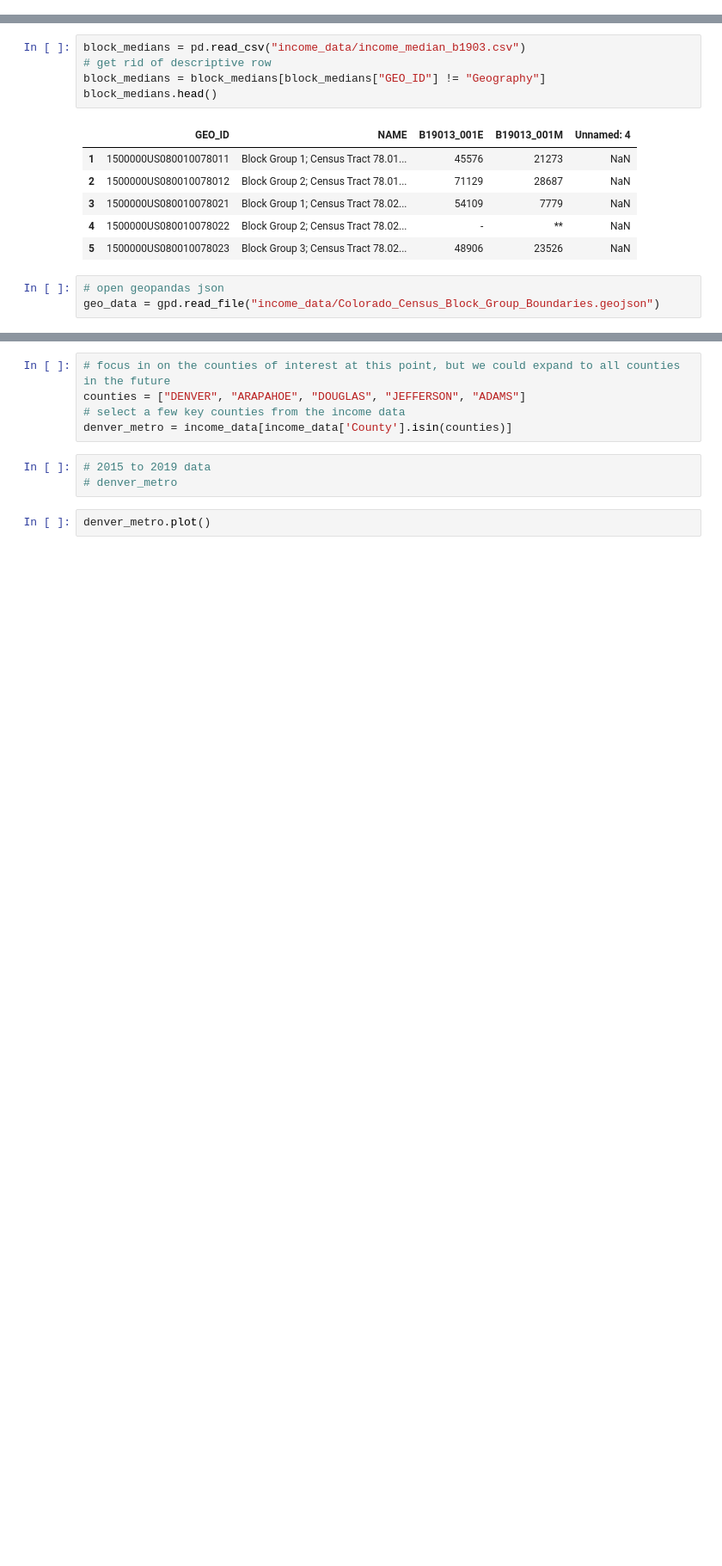
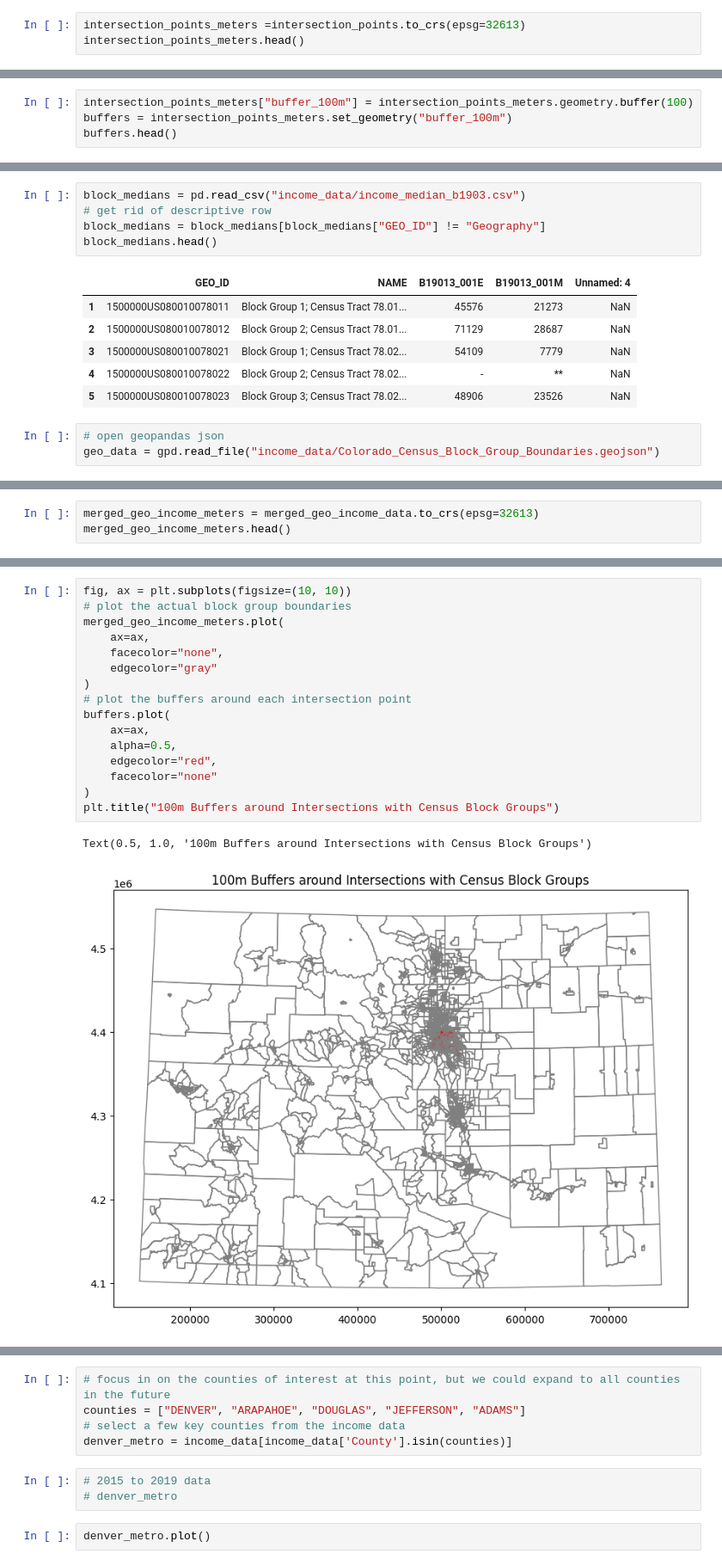
Before and after one commit to djdebonis/linguistic-landscape-geoguesser, a Jupyter notebook: income_language.ipynb, the cells around one changed output, grey strips where cells are left out. Shown at 86% size. Drawn from its saved outputs; the diff is of its cells as text; blank space fills up the shorter version.

Commit message:
working plotting functionality

```diff
--- a/income_language.ipynb
+++ b/income_language.ipynb
@@ -106,3 +106,6 @@ intersection_points.head()
 | 2 | 11th-syracuse | 11th ave syracuse st no turn on r... | 39.732917 | -104.898806 | 80220.0 | denver | POINT (-104.89881 39.73292) |
 | 3 | 11th-yosemite | 11th ave yosemite st 7 eleven slu... | 39.732861 | -104.884750 | 80010.0 | aurora | POINT (-104.88475 39.73286) |
 | 4 | 13th-havana | fired cannabis dia international ... | 39.736472 | -104.865833 | NaN | aurora | POINT (-104.86583 39.73647) |
+# %%
+intersection_points_meters =intersection_points.to_crs(epsg=32613)
+intersection_points_meters.head()
@@ -108,0 +119,4 @@ intersection_points.head()
+# %%
+intersection_points_meters["buffer_100m"] = intersection_points_meters.geometry.buffer(100)
+buffers = intersection_points_meters.set_geometry("buffer_100m")
+buffers.head()
@@ -145,3 +166,6 @@ merged_geo_income_data.head()
 | 2 | 3 | 08 | 109 | 977600 | 1 | 081099776001 | 1500000US081099776001 | POLYGON ((-106.16087 38.06789, -1... | 1500000US081099776001 | Block Group 1; Census Tract 9776;... | ... |
 | 3 | 4 | 08 | 109 | 977700 | 2 | 081099777002 | 1500000US081099777002 | POLYGON ((-106.14907 37.75186, -1... | 1500000US081099777002 | Block Group 2; Census Tract 9777;... | ... |
 | 4 | 5 | 08 | 077 | 001502 | 4 | 080770015024 | 1500000US080770015024 | POLYGON ((-109.05148 39.11707, -1... | 1500000US080770015024 | Block Group 4; Census Tract 15.02... | ... |
+# %%
+merged_geo_income_meters = merged_geo_income_data.to_crs(epsg=32613)
+merged_geo_income_meters.head()
@@ -147,0 +179,19 @@ merged_geo_income_data.head()
+# %%
+fig, ax = plt.subplots(figsize=(10, 10))
+# plot the actual block group boundaries
+merged_geo_income_meters.plot(
+    ax=ax,
+    facecolor="none",
+    edgecolor="gray"
+)
+# plot the buffers around each intersection point
+buffers.plot(
+    ax=ax,
+    alpha=0.5,
+    edgecolor="red",
+    facecolor="none"
+)
+plt.title("100m Buffers around Intersections with Census Block Groups")
+# %% [output]
+Text(0.5, 1.0, '100m Buffers around Intersections with Census Block Groups')
+[figure, added]
```
Also changed, not shown: parts of 5 cells of this notebook.
